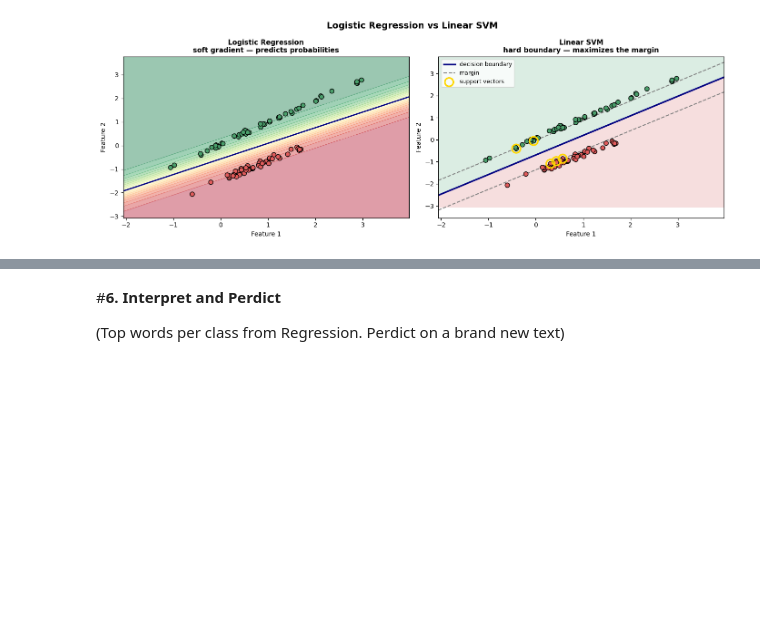
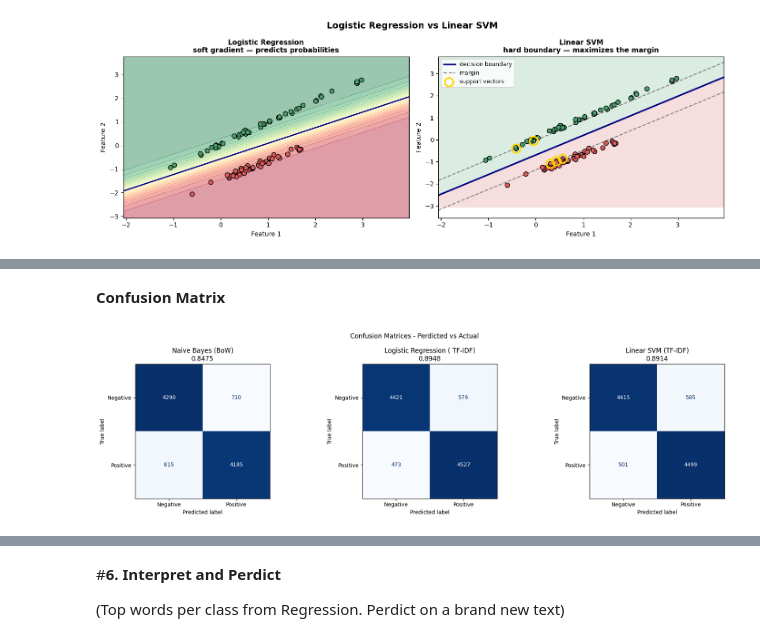
Before and after one commit to ramjason05/Nlp_Ai_Club_Workshop, a Jupyter notebook: NLP_Workshop_Host.ipynb, the cells around one changed output, grey strips where cells are left out. Drawn from its saved outputs; the diff is of its cells as text; code cells hidden in the pictures; blank space fills up the shorter version.

```diff
--- a/NLP_Workshop_Host.ipynb
+++ b/NLP_Workshop_Host.ipynb
@@ -446,7 +446,7 @@ for name,pipeline in pipelines.items():
   pipeline.fit(X_train, y_train)
   y_pred = pipeline.predict(X_test)
   acc = accuracy_score(y_test,y_pred)
-  results[name] = {'pipeline':pipeline,'y_pred':y_pred, 'accruacy':acc}
+  results[name] = {'pipeline':pipeline,'y_pred':y_pred, 'accuracy':acc}
 # %% [output]
 Training: Naive Bayes (BoW)
 
@@ -519,0 +530,9 @@ plt.show()
+# %%
+#classification_report()
+for name, res in results.items():
+  print(f"{name}\n")
+  print(classification_report(
+      y_test, #The true labels
+      res['y_pred'], #Perdicted labels
+      target_names = ['Negative', 'Positive'] #Readable class names(not 0 or 1)
+  ))
@@ -519,0 +557,18 @@ plt.show()
+# %% [markdown]
+**Confusion Matrix**
+# %%
+fig, axes = plt.subplots(1,3,figsize = (18,5))
+fig.suptitle('Confusion Matrices - Perdicted vs Actual')
+
+#zip() = allows you to iterate through 2 or more lists
+for ax, (name,res) in zip(axes,results.items()):
+  cm = confusion_matrix(y_test, res['y_pred'])
+  display = ConfusionMatrixDisplay(
+      confusion_matrix=cm,display_labels=["Negative","Positive"])
+  display.plot(ax=ax, colorbar=False, cmap='Blues')
+  ax.set_title(f'{name.split("()")[0].strip()}\n{res['accuracy']}')
+
+plt.tight_layout()
+plt.show()
+# %% [output]
+[figure, added]
```
Also changed, not shown: parts of 6 cells of this notebook.
